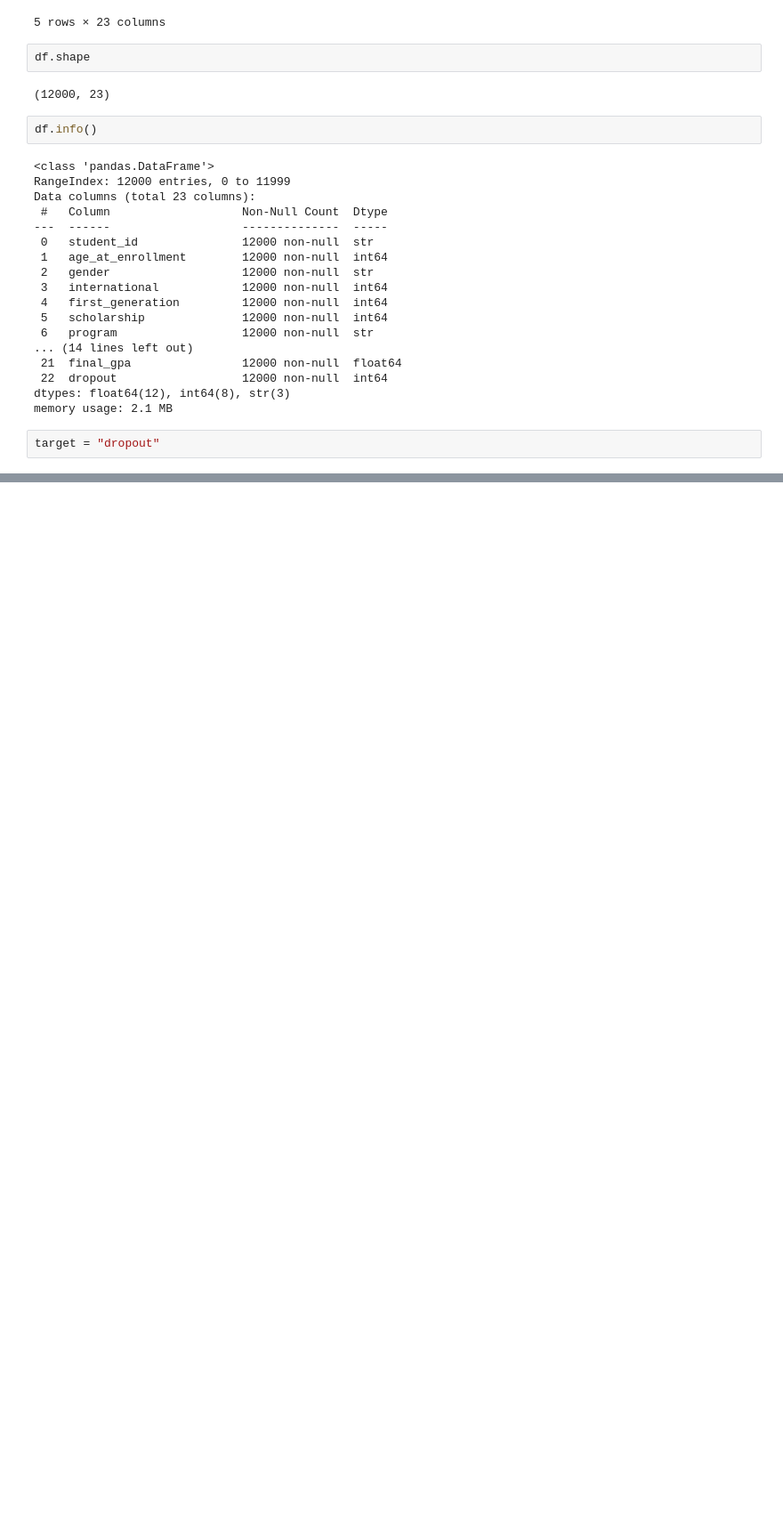
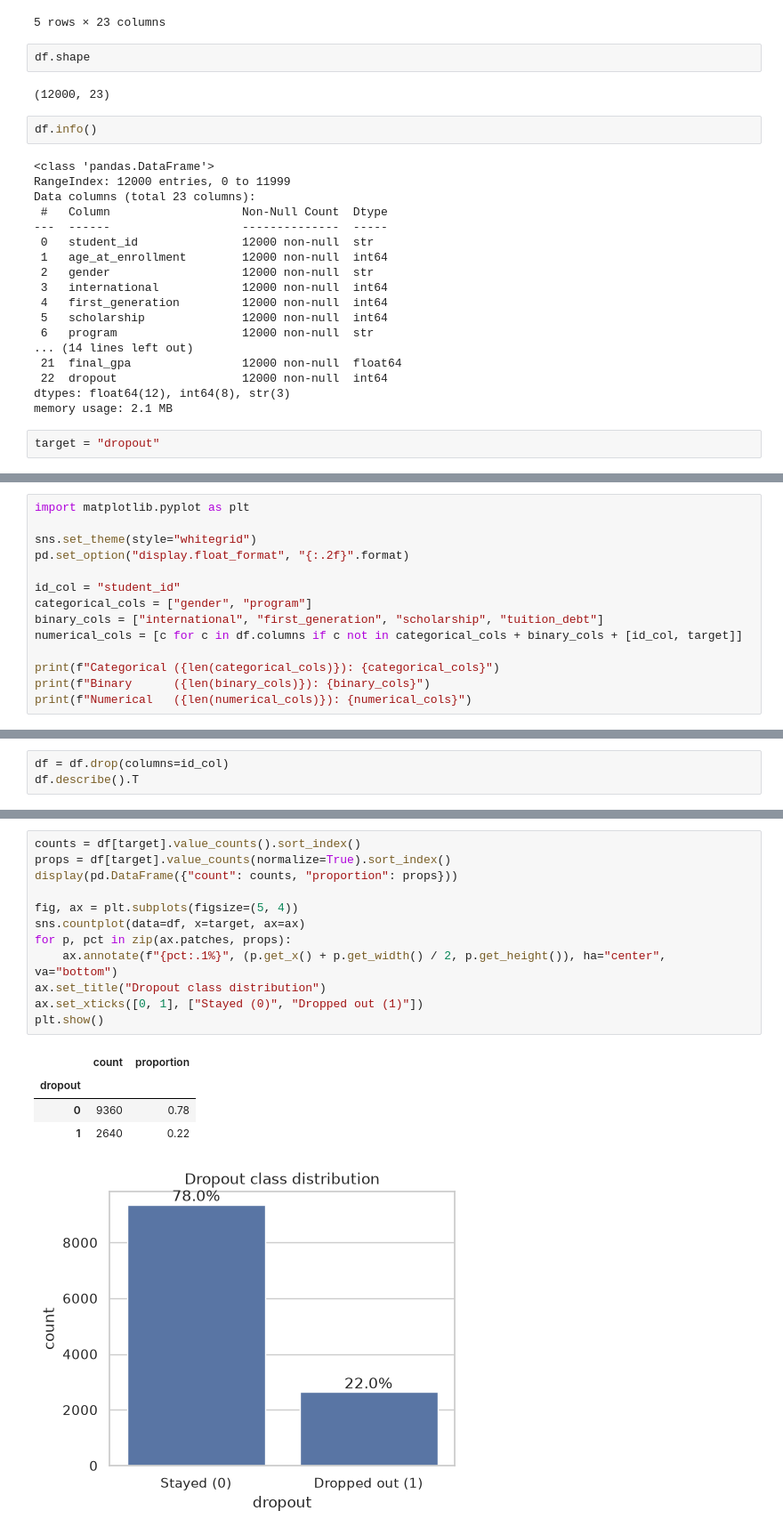
Before and after one commit to EnricoCecchini/ML2_Group_Assignment, a Jupyter notebook: notebook.ipynb, the cells around one changed output, grey strips where cells are left out. Shown at 89% size. Saved outputs shown, nothing was run; the diff lists cells and outputs as text; blank space fills up the shorter version.

```diff
--- a/notebook.ipynb
+++ b/notebook.ipynb
@@ -48,0 +57,14 @@ target = "dropout"
+# %%
+import matplotlib.pyplot as plt
+
+sns.set_theme(style="whitegrid")
+pd.set_option("display.float_format", "{:.2f}".format)
+
+id_col = "student_id"
+categorical_cols = ["gender", "program"]
+binary_cols = ["international", "first_generation", "scholarship", "tuition_debt"]
+numerical_cols = [c for c in df.columns if c not in categorical_cols + binary_cols + [id_col, target]]
+
+print(f"Categorical ({len(categorical_cols)}): {categorical_cols}")
+print(f"Binary      ({len(binary_cols)}): {binary_cols}")
+print(f"Numerical   ({len(numerical_cols)}): {numerical_cols}")
@@ -48,0 +90,3 @@ target = "dropout"
+# %%
+df = df.drop(columns=id_col)
+df.describe().T
@@ -48,0 +134,18 @@ target = "dropout"
+# %%
+counts = df[target].value_counts().sort_index()
+props = df[target].value_counts(normalize=True).sort_index()
+display(pd.DataFrame({"count": counts, "proportion": props}))
+
+fig, ax = plt.subplots(figsize=(5, 4))
+sns.countplot(data=df, x=target, ax=ax)
+for p, pct in zip(ax.patches, props):
+    ax.annotate(f"{pct:.1%}", (p.get_x() + p.get_width() / 2, p.get_height()), ha="center", va="bottom")
+ax.set_title("Dropout class distribution")
+ax.set_xticks([0, 1], ["Stayed (0)", "Dropped out (1)"])
+plt.show()
+# %% [output]
+|  | count | proportion |
+| dropout |  |  |
+| 0 | 9360 | 0.78 |
+| 1 | 2640 | 0.22 |
+[figure, added]
```
Also changed, not shown: parts of 26 cells of this notebook.
